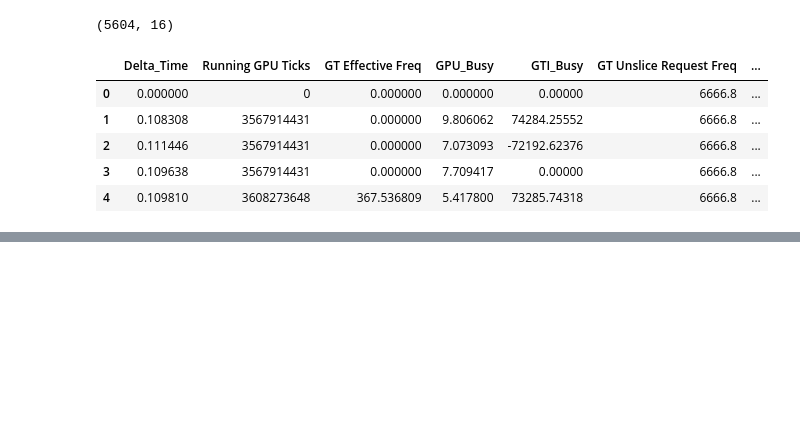
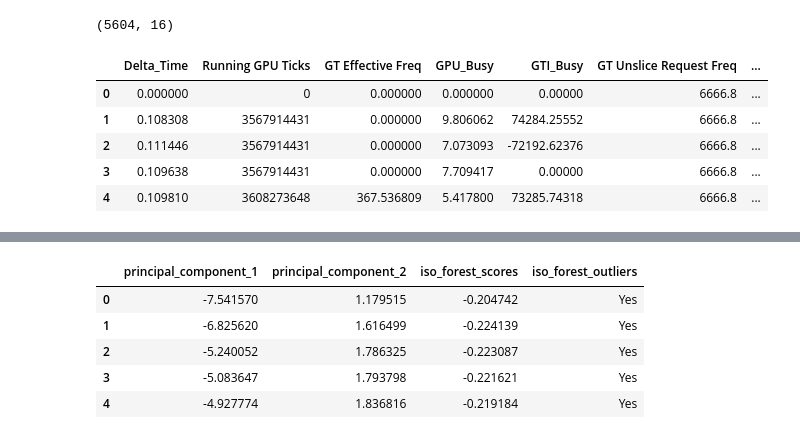
Before and after one commit to hitha-vargantiFM/ML_model, a Jupyter notebook: model1.ipynb, the cells around one changed output, grey strips where cells are left out. Saved outputs shown, nothing was run; the diff lists cells and outputs as text; code cells hidden in the pictures; blank space fills up the shorter version.

```diff
--- a/model1.ipynb
+++ b/model1.ipynb
@@ -276,0 +316,31 @@ ValueError: could not convert string to float: 'Yes'
+# %%
+sample_isf_7 = df_p2.drop(columns='Time')
+# Standardize features
+sample_scaled_7 = StandardScaler().fit_transform(sample_isf_7)
+# Define dimensions = 2
+pca_3 = PCA(n_components=2)
+# Conduct the PCA
+principal_comp_3 = pca.fit_transform(sample_scaled_7)
+# Convert to dataframe
+pca_df_3 = pd.DataFrame(data = principal_comp_3, columns = ['principal_component_1', 'principal_component_2'])
+pca_df_3.head()
+# Train the model
+isf_7 = IsolationForest()
+isf_7.fit(pca_df_3)
+# Predictions
+predictions_3 = isf_7.predict(pca_df_3)
+# Extract scores
+pca_df_3["iso_forest_scores"] = isf_7.decision_function(pca_df_3)
+# Extract predictions
+pca_df_3["iso_forest_outliers"] = predictions_3
+# Replace "-1" with "Yes" and "1" with "No"
+pca_df_3['iso_forest_outliers'] = pca_df_3['iso_forest_outliers'].replace([-1, 1], ["Yes", "No"])
+# Print the first 5 firms
+pca_df_3.head()
+# %% [output]
+|  | principal_component_1 | principal_component_2 | iso_forest_scores | iso_forest_outliers |
+| 0 | -7.541570 | 1.179515 | -0.204742 | Yes |
+| 1 | -6.825620 | 1.616499 | -0.224139 | Yes |
+| 2 | -5.240052 | 1.786325 | -0.223087 | Yes |
+| 3 | -5.083647 | 1.793798 | -0.221621 | Yes |
+| 4 | -4.927774 | 1.836816 | -0.219184 | Yes |
```
Also changed, not shown: parts of 15 cells of this notebook.
